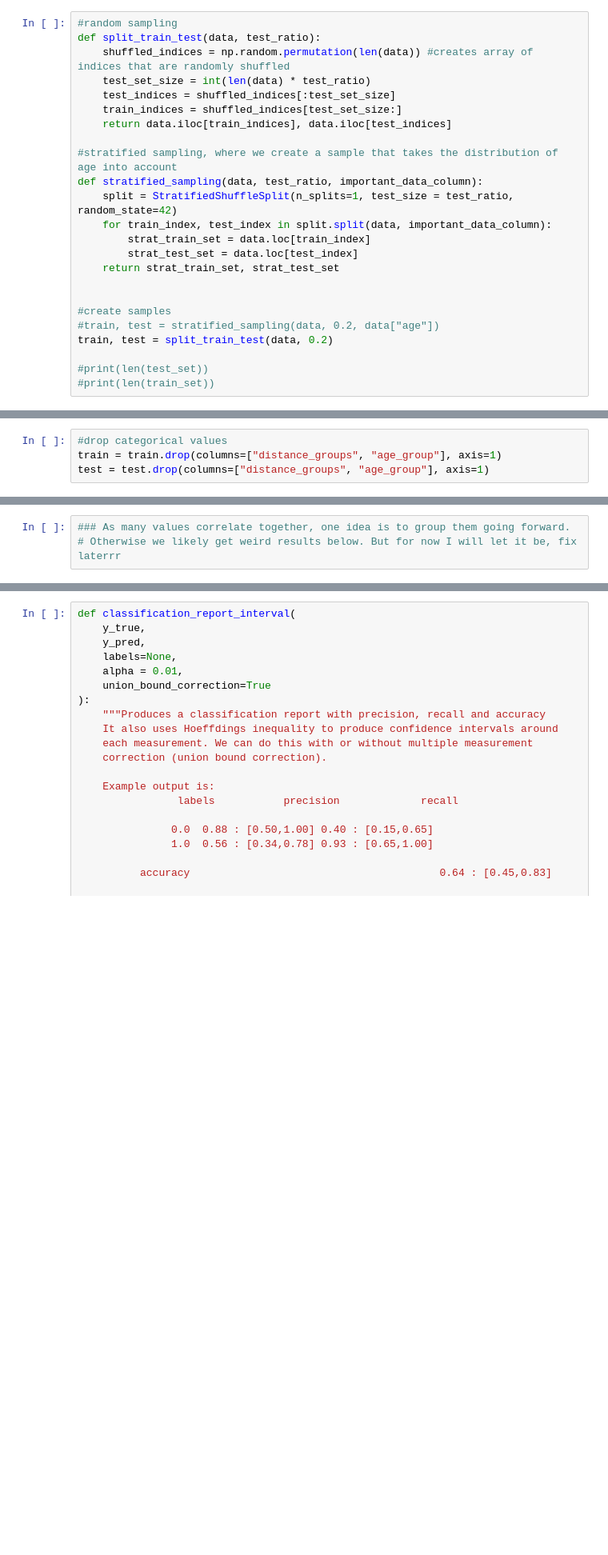
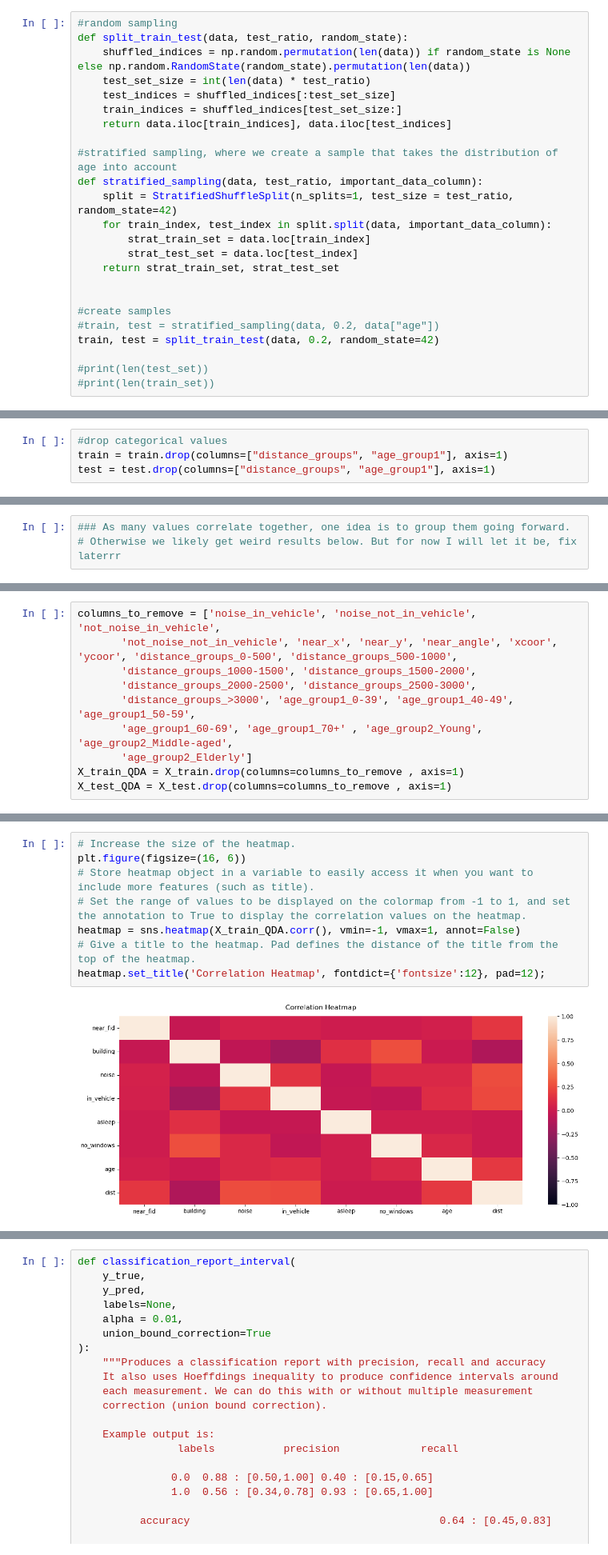
Before and after one commit to elisehammarstrom/statistical_machine_learning, a Jupyter notebook: sml_exploration.ipynb, the cells around one changed output, grey strips where cells are left out. Shown at 80% size. Saved outputs shown, nothing was run; the diff lists cells and outputs as text; blank space fills up the shorter version.

```diff
--- a/sml_exploration.ipynb
+++ b/sml_exploration.ipynb
@@ -145,8 +159,8 @@ data.head()
 # Generating samples
 # %%
 #random sampling
-def split_train_test(data, test_ratio):
-    shuffled_indices = np.random.permutation(len(data)) #creates array of indices that are randomly shuffled
+def split_train_test(data, test_ratio, random_state):
+    shuffled_indices = np.random.permutation(len(data)) if random_state is None else np.random.RandomState(random_state).permutation(len(data))
     test_set_size = int(len(data) * test_ratio)
     test_indices = shuffled_indices[:test_set_size]
     train_indices = shuffled_indices[test_set_size:]
@@ -163,7 +177,7 @@ def stratified_sampling(data, test_ratio, important_data_column):
 
 #create samples
 #train, test = stratified_sampling(data, 0.2, data["age"])
-train, test = split_train_test(data, 0.2)
+train, test = split_train_test(data, 0.2, random_state=42)
 
 #print(len(test_set))
 #print(len(train_set))
@@ -320,8 +185,8 @@ Being in a building, not having any noise, not being in a vehicle, not being asl
 # Set X_train, X_test, y_train and y_test
 # %%
 #drop categorical values
-train = train.drop(columns=["distance_groups", "age_group"], axis=1)
-test = test.drop(columns=["distance_groups", "age_group"], axis=1)
+train = train.drop(columns=["distance_groups", "age_group1"], axis=1)
+test = test.drop(columns=["distance_groups", "age_group1"], axis=1)
 # %%
 #right now we have all features, pls change
 
@@ -670,0 +491,10 @@ X_test_copy
+# %%
+columns_to_remove = ['noise_in_vehicle', 'noise_not_in_vehicle', 'not_noise_in_vehicle',
+       'not_noise_not_in_vehicle', 'near_x', 'near_y', 'near_angle', 'xcoor', 'ycoor', 'distance_groups_0-500', 'distance_groups_500-1000',
+       'distance_groups_1000-1500', 'distance_groups_1500-2000',
+       'distance_groups_2000-2500', 'distance_groups_2500-3000',
+       'distance_groups_>3000', 'age_group1_0-39', 'age_group1_40-49', 'age_group1_50-59',
+       'age_group1_60-69', 'age_group1_70+' , 'age_group2_Young', 'age_group2_Middle-aged',
+       'age_group2_Elderly']
+X_train_QDA = X_train.drop(columns=columns_to_remove , axis=1)
+X_test_QDA = X_test.drop(columns=columns_to_remove , axis=1)
@@ -670,0 +507,10 @@ X_test_copy
+# %%
+# Increase the size of the heatmap.
+plt.figure(figsize=(16, 6))
+# Store heatmap object in a variable to easily access it when you want to include more features (such as title).
+# Set the range of values to be displayed on the colormap from -1 to 1, and set the annotation to True to display the correlation values on the heatmap.
+heatmap = sns.heatmap(X_train_QDA.corr(), vmin=-1, vmax=1, annot=False)
+# Give a title to the heatmap. Pad defines the distance of the title from the top of the heatmap.
+heatmap.set_title('Correlation Heatmap', fontdict={'fontsize':12}, pad=12);
+# %% [output]
+[figure, added]
```
Also changed, not shown: parts of 64 cells of this notebook, 1 other file.
